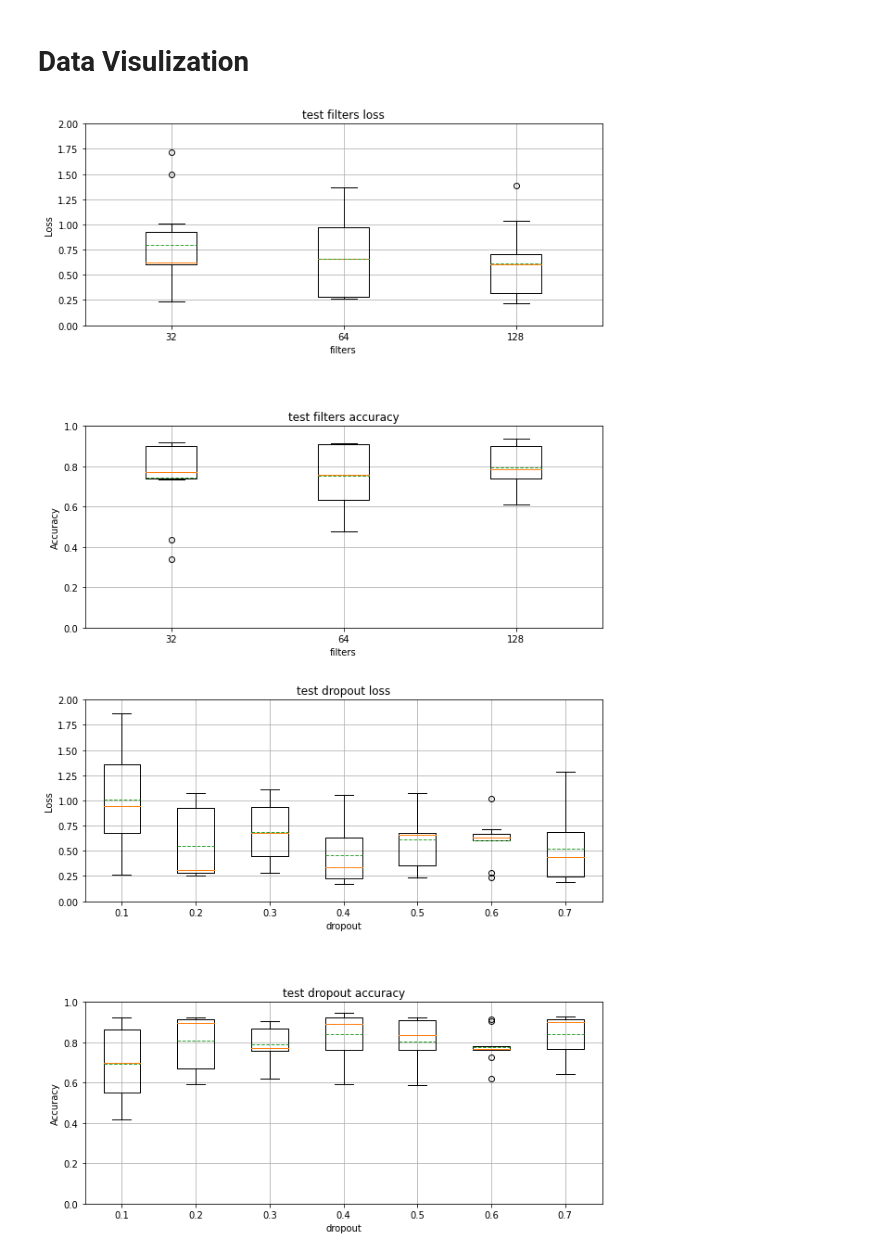
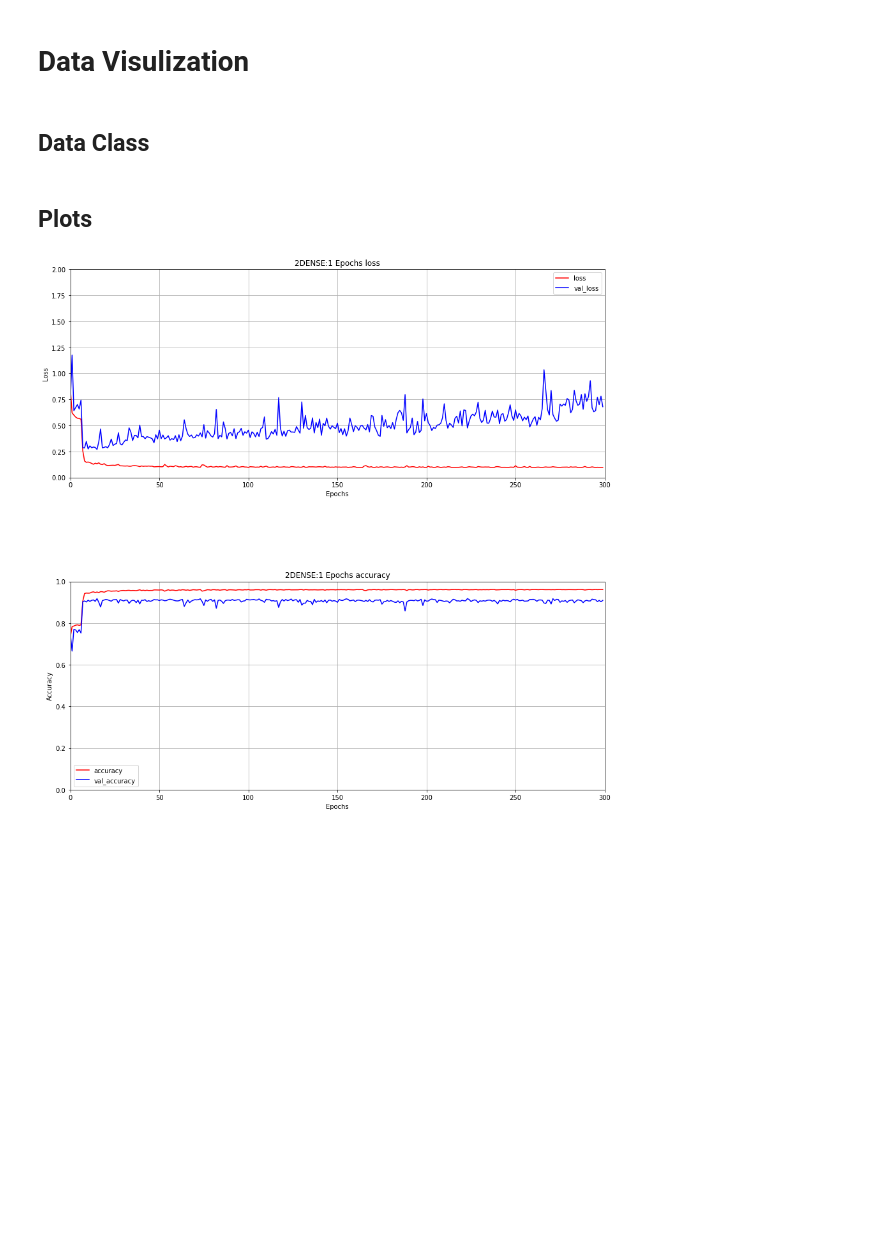
Before and after one commit to ec965/HAPT-CNN, a Jupyter notebook: final_project.ipynb, the cells around one changed output. Cells and saved outputs as stored; diff of their text form; code cells hidden in the pictures; blank space fills up the shorter version.

```diff
--- a/final_project.ipynb
+++ b/final_project.ipynb
@@ -39,7 +37,7 @@ try:
   from google.colab import drive
   drive.mount('/content/gdrive/')
 
-  colab_folder = '/content/gdrive/My Drive/Colab Notebooks/ecps205_final_project/'
+  colab_folder = '/content/gdrive/My Drive/Colab Notebooks/ecps205_final_project'
 except:
-  colab_folder='os.path.abspath(os.getcwd())'+'\\'
+  colab_folder='os.path.abspath(os.getcwd())'
 # %% [output]
@@ -549,5 +614,7 @@ Epoch 10/10
 # %% [markdown]
 # **Data Visulization**
+# %% [markdown]
+## Data Class
 # %%
 #this class prints plots and data in a human readable way
 class GenerateResults:
@@ -575,12 +642,12 @@ class GenerateResults:
     #plot results in a box-whisker plot to see average, max, min, etc.
     #to save the plot, specify a save name
     #If you are loading data from a pickle file, I recommend using the same name as the pickle file that generated the data
-    def plot_results(data, data_type, save_name=False):
+    def plot_results(data, data_type, save_name=False, save_dir=''):
         loss=[]
         acc=[]
         param=[]
 
-        xlabel = data_type.split(' ')[1]
+        xlabel = data_type.split(' ')[0]
 
         for index, test in enumerate(data):
             param.append(test[0].get('test parameter'))
@@ -607,21 +674,24 @@ class GenerateResults:
 
         fig.subplots_adjust(hspace=0.5)
         if save_name:
-          plt.savefig(f"{colab_folder}plots/{save_name}.png")
+          if not os.path.exists(f"{colab_folder}/plots/{save_dir}"):
+            os.mkdir(f"{colab_folder}/plots/{save_dir}")
+          plt.savefig(f"{colab_folder}/plots/{save_dir}{save_name}.png")
 
         plt.show
 
     #plots the training history (epochs)
     #to save the plot, specify a save_name
     #If you are loading data from a pickle file, I recommend using the same name as the pickle file that generated the data
-    def plot_histogram(history, data_type, save_name=False):
+    def plot_histogram(history, data_type, save_name=False, save_dir=''):
         n_epochs=len(history['loss']) #number of epochs
-        fig, axs = plt.subplots(2,figsize=(10,10))
+        fig, axs = plt.subplots(2,figsize=(15,15))
 
         axs[0].set_title(f'{data_type} loss')
         axs[0].plot(history.get('loss'), 'r-',label='loss')
         axs[0].plot(history.get('val_loss'), 'b-', label='val_loss')
         axs[0].set(xlabel='Epochs', ylabel='Loss')
+        axs[0].set_ylim([0,2])
         axs[0].grid()
         axs[0].legend()
         axs[0].set_xlim(left=0, right=n_epochs)
@@ -631,30 +701,37 @@ class GenerateResults:
         axs[1].plot(history.get('val_accuracy'), 'b-', label='val_accuracy')
         axs[1].set(xlabel='Epochs', ylabel='Accuracy')
         axs[1].grid()
+        axs[1].set_ylim([0,1])
         axs[1].legend()
         axs[1].set_xlim(left=0, right=n_epochs)
 
         fig.subplots_adjust(hspace=0.5)
 
         if save_name:
-          plt.savefig(f"{colab_folder}plots/{save_name}.png")
+          if not os.path.exists(f"{colab_folder}/plots/{save_dir}"):
+            os.mkdir(f"{colab_folder}/plots/{save_dir}")
+          plt.savefig(f"{colab_folder}/plots/{save_dir}{save_name}.png")
         plt.show()
+# %% [markdown]
+## Plots
 # %%
 #print out plots and results
 g = GenerateResults #create the plot generator
 
-current_directory = colab_folder
-pickle_files = os.listdir(os.path.join(current_directory,'saved_data'))
+save_dir = '/saved_data/'
+result_dir = '3CNN_2DENSE-tests-1_filters-128_kernel-3_dropout-0.5_epochs-300_dense-128_activation-relu/'
+pickle_files = os.listdir(colab_folder + save_dir + result_dir)
 for f in pickle_files:
-    imported_data = pickle.load(open(f'{colab_folder}saved_data/' + f, 'rb'))
-    imported_data_name = ''.join(f.split(".")[0:-1])
+    imported_data_name = f'{colab_folder}{save_dir}{result_dir}' + f
+    imported_data = pickle.load(open(imported_data_name, 'rb'))
 
-    if 'epoch' in f or 'Epochs' in f:
-      g.plot_histogram(imported_data[0][0].get('history'), 'Epochs', save_name=imported_data_name)
-    else:
-      display_name= ' '.join(imported_data_name.split('_')[0:2])
-      g.plot_results(imported_data, display_name, save_name=imported_data_name)
-      #g.print_results(imported_data, display_name)
+    f_no_ext = ".".join(f.split('.')[0:-1])
+
+    for d in imported_data:
+      title = f_no_ext.split('_')[1]
+      sub_title = f"{title}:{d[0].get('test parameter')}"
+      g.plot_histogram(d[0].get('history'), f'{sub_title} Epochs', save_name=(f_no_ext + f"_{d[0].get('test parameter')}"), save_dir=result_dir)
+    #g.plot_results(imported_data, title, save_name=f_no_ext, save_dir=result_dir)
+    #g.print_results(imported_data, display_name)
 # %% [output]
-[figure, old version]
+[figure, new version]
-[figure, removed]
```
Also changed, not shown: parts of 29 cells of this notebook, 30 other files.
